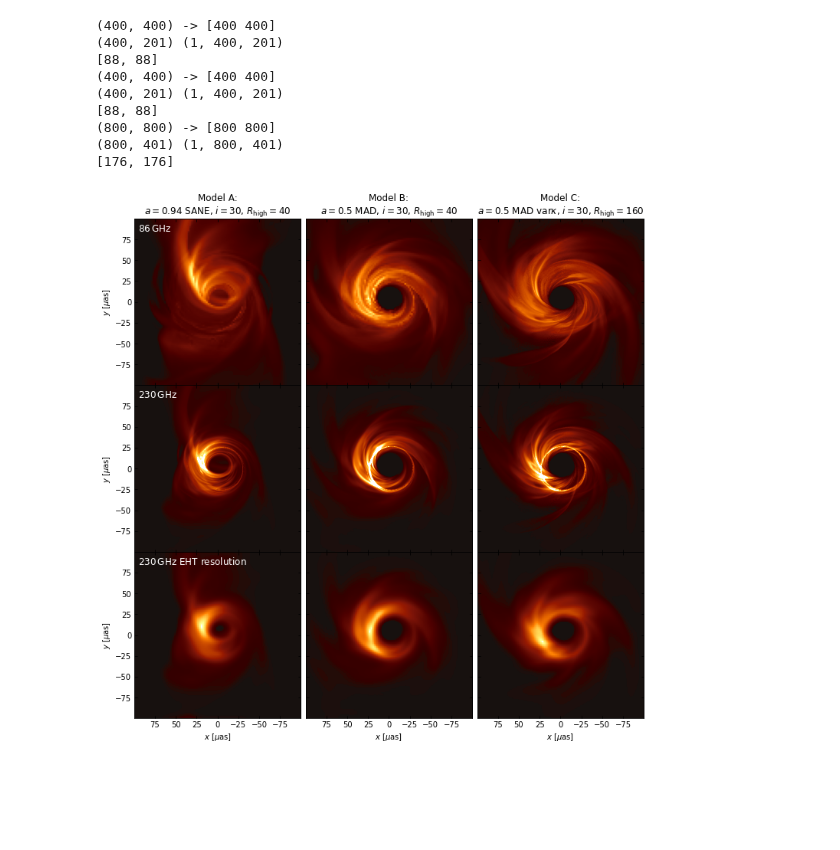
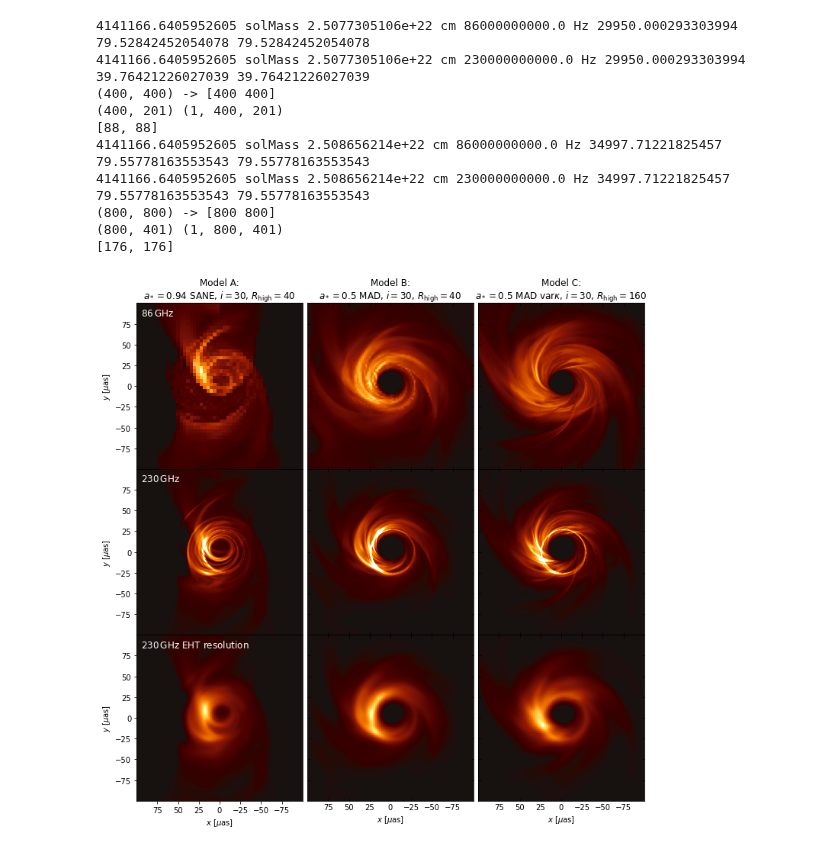
Before and after one commit to eventhorizontelescope/2017_sgra_paper5, a Jupyter notebook: output_bestbet_imgs.ipynb, the cells around one changed output. Saved outputs shown, nothing was run; the diff lists cells and outputs as text; code cells hidden in the pictures; blank space fills up the shorter version.

```diff
--- a/output_bestbet_imgs.ipynb
+++ b/output_bestbet_imgs.ipynb
@@ -121,3 +121,21 @@ def mkplot(axes, fmt_mov, eht_f=1e10):
         direction='in',
         top=True,
         right=True)
+# %%
+from astropy.io import fits
+from astropy import units as u
+from common import dalt as d
+
+with fits.open('model/Frankfurt_thermal/86GHz/SANE/a0.94_i030_R040/SgrA_SANE_a0.94_i029_Rh040_Rl01_sigc01_snorm2.4_t30000_f086GHz.fits') as hdul:
+    img = hdul[0].data
+img86 = d.Image(img.T, 4.14e6 * u.Msun, 2.5077305106e+22 * u.cm, 86e9 * u.H, 0,
+                800 * u.uas.to(u.rad) * 2.5077305106e+22 * u.cm,
+                800 * u.uas.to(u.rad) * 2.5077305106e+22 * u.cm)
+
+with fits.open('model/Frankfurt_thermal/SANE20-30kM/a0.94_i030_R040/SgrA_SANE_a0.94_i029_Rh040_Rl01_sigc01_snorm2.4_t30000_f230GHz.fits') as hdul:
+    img = hdul[0].data
+img230 = d.Image(img.T, 4.14e6 * u.Msun, 2.5077305106e+22 * u.cm, 86e9 * u.H, 0,
+                 200 * u.uas.to(u.rad) * 2.5077305106e+22 * u.cm,
+                 200 * u.uas.to(u.rad) * 2.5077305106e+22 * u.cm)
+
+img230_eht = compress(img230, eht_f=9e9)
@@ -124,34 +162,39 @@ def mkplot(axes, fmt_mov, eht_f=1e10):
 # %%
 fig, axes = plt.subplots(3,3, figsize=(12,12), sharex=True, sharey=True)
 #plt.subplots_adjust(wspace=0, hspace=0)
 plt.subplots_adjust(hspace=0, wspace=0.01)
 
-mkplot(axes[:,0], 'model/Illinois_thermal/{freq}/Sa+0.94_w5/img_s05990_Rh40_i30.h5')
+#mkplot(axes[:,0], 'model/Illinois_thermal/{freq}/Sa+0.94_w5/img_s05990_Rh40_i30.h5')
+viz.show(img86,           ax=axes[0,0], cmap='afmhot_10us', vmin=0, vmax=np.max(img86.value))
+viz.show(img230,          ax=axes[1,0], cmap='afmhot_10us', vmin=0, vmax=np.max(img230_eht.value))
+viz.show(img230_eht, s=0, ax=axes[2,0], cmap='afmhot_10us', vmin=0, vmax=np.max(img230_eht.value))
+
 mkplot(axes[:,1], 'model/Illinois_thermal/{freq}/Ma+0.5_w5/img_s05990_Rh40_i30.h5')
 mkplot(axes[:,2], 'model/Hamr_varkappa/{freq}/mad_a+0.5/Rhigh_160_Inclination_30/mad_a+5_3487.h5')
 
-axes[0,0].set_title('Model A:\n$a=0.94$ SANE, $i=30$, $R_\mathrm{high}=40$')
-axes[0,1].set_title('Model B:\n$a=0.5$ MAD, $i=30$, $R_\mathrm{high}=40$')
-axes[0,2].set_title('Model C:\n$a=0.5$ MAD var$\kappa$, $i=30$, $R_\mathrm{high}=160$')
+axes[0,0].set_title('Model A:\n$a_*=0.94$ SANE, $i=30$, $R_\mathrm{high}=40$')
+axes[0,1].set_title('Model B:\n$a_*=0.5$ MAD, $i=30$, $R_\mathrm{high}=40$')
+axes[0,2].set_title('Model C:\n$a_*=0.5$ MAD var$\kappa$, $i=30$, $R_\mathrm{high}=160$')
 axes[-1,0].set_xlabel('$x$ [$\mu$as]')
 axes[-1,1].set_xlabel('$x$ [$\mu$as]')
 axes[-1,2].set_xlabel('$x$ [$\mu$as]')
 axes[0,0].set_ylabel('$y$ [$\mu$as]')
 axes[1,0].set_ylabel('$y$ [$\mu$as]')
 axes[2,0].set_ylabel('$y$ [$\mu$as]')
 axes[0,0].text(95,85, '$86\,\mathrm{GHz}$',                 color='w', fontsize=12)
 axes[1,0].text(95,85, '$230\,\mathrm{GHz}$',                color='w', fontsize=12)
 axes[2,0].text(95,85, '$230\,\mathrm{GHz}$ EHT resolution', color='w', fontsize=12)
 
 fig.savefig('output/bestbet_imgs.pdf', bbox_inches='tight')
 # %% [output]
+4141166.6405952605 solMass 2.5077305106e+22 cm 86000000000.0 Hz 29950.000293303994 79.52842452054078 79.52842452054078
+4141166.6405952605 solMass 2.5077305106e+22 cm 230000000000.0 Hz 29950.000293303994 39.76421226027039 39.76421226027039
 (400, 400) -> [400 400]
 (400, 201) (1, 400, 201)
 [88, 88]
-(400, 400) -> [400 400]
-(400, 201) (1, 400, 201)
-[88, 88]
+4141166.6405952605 solMass 2.508656214e+22 cm 86000000000.0 Hz 34997.71221825457 79.55778163553543 79.55778163553543
+4141166.6405952605 solMass 2.508656214e+22 cm 230000000000.0 Hz 34997.71221825457 79.55778163553543 79.55778163553543
 (800, 800) -> [800 800]
 (800, 401) (1, 800, 401)
 [176, 176]
-[figure, old version]
+[figure, new version]
```
Also changed, not shown: parts of 3 cells of this notebook, 5 other files.
